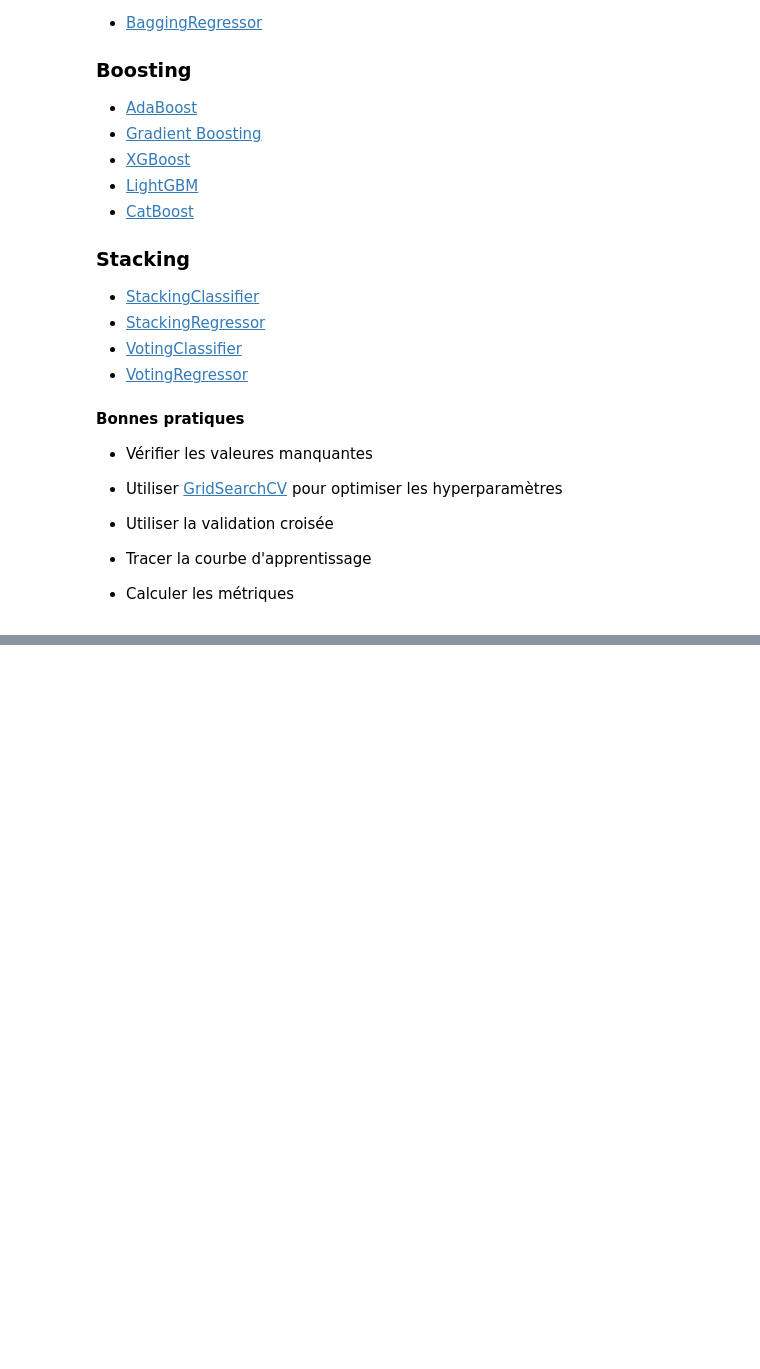
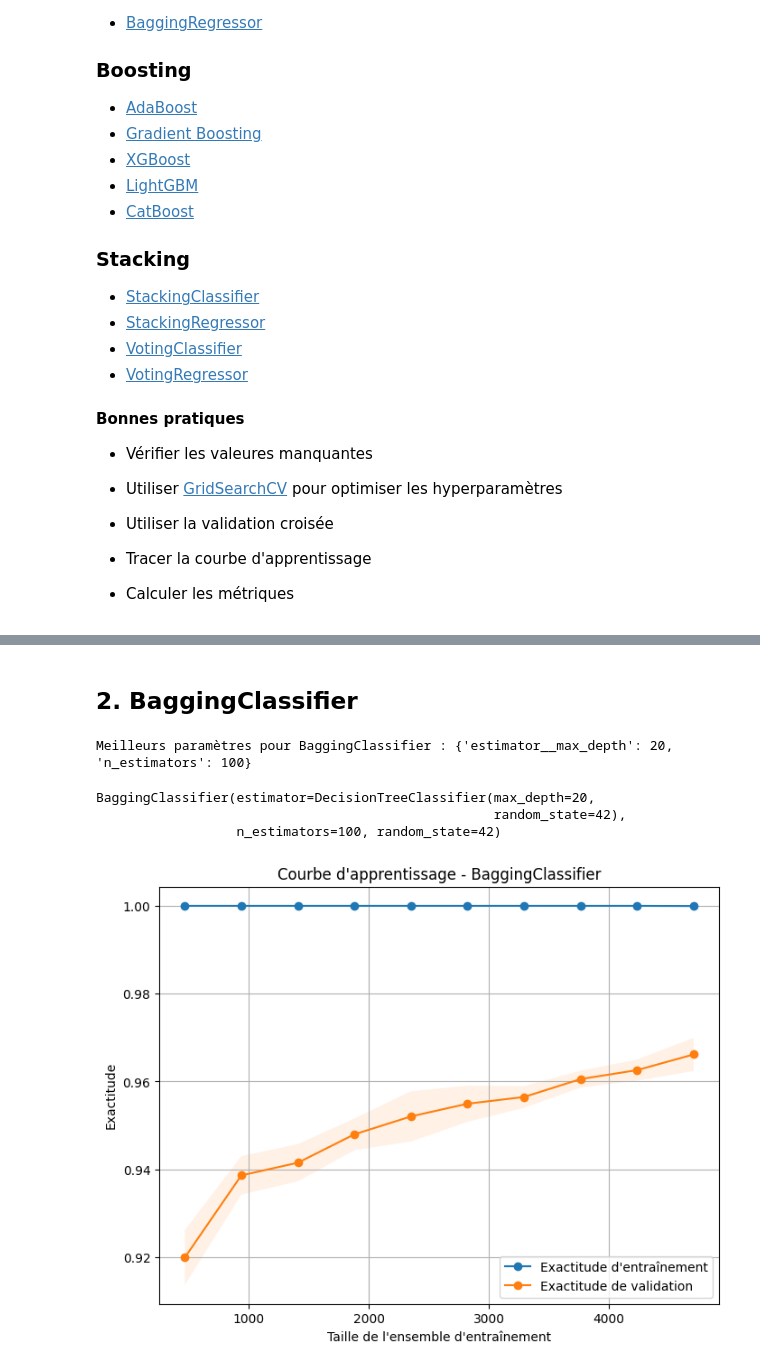
Before and after one commit to ABOY-IA/Cours_SVM_AD, a Jupyter notebook: TP-Méthodes ensemblistes.ipynb, the cells around one changed output, grey strips where cells are left out. Saved outputs shown, nothing was run; the diff lists cells and outputs as text; code cells hidden in the pictures; blank space fills up the shorter version.

```diff
--- a/TP-Méthodes ensemblistes.ipynb
+++ b/TP-Méthodes ensemblistes.ipynb
@@ -30,0 +195,64 @@ Pour ce TP, nous allons utiliser les données déjà traitées [ici](https://www
+# %% [markdown]
+## 2. BaggingClassifier
+# %%
+from sklearn.ensemble import BaggingClassifier
+from sklearn.tree import DecisionTreeClassifier
+from sklearn.model_selection import GridSearchCV
+
+# Modèle BaggingClassifier avec un arbre de décision comme base
+bagging = BaggingClassifier(
+    estimator=DecisionTreeClassifier(random_state=42),
+    n_estimators=50,
+    random_state=42
+)
+
+# GridSearchCV pour BaggingClassifier
+param_grid_bagging = {
+    "n_estimators": [10, 50, 100],
+    "estimator__max_depth": [10, 20, None]
+}
+
+grid_search_bagging = GridSearchCV(bagging, param_grid_bagging, cv=5, scoring="accuracy", n_jobs=-1)
+grid_search_bagging.fit(X_train, y_train)
+
+# Meilleurs paramètres
+print("Meilleurs paramètres pour BaggingClassifier :", grid_search_bagging.best_params_)
+# %% [output]
+Meilleurs paramètres pour BaggingClassifier : {'estimator__max_depth': 20, 'n_estimators': 100}
+# %%
+from sklearn.model_selection import learning_curve
+import matplotlib.pyplot as plt
+import numpy as np
+
+# Meilleur modèle après optimisation
+best_bc = grid_search_bagging.best_estimator_
+print(best_bc)
+
+# Courbe d'apprentissage
+train_sizes, train_scores, test_scores = learning_curve(
+    best_bc, X_train, y_train, cv=5, scoring="accuracy", train_sizes=np.linspace(0.1, 1.0, 10), n_jobs=-1
+)
+
+# Moyennes et écarts-types des scores
+train_mean = np.mean(train_scores, axis=1)
+train_std = np.std(train_scores, axis=1)
+test_mean = np.mean(test_scores, axis=1)
+test_std = np.std(test_scores, axis=1)
+
+# Tracé de la courbe d'apprentissage
+plt.figure(figsize=(8, 6))
+plt.plot(train_sizes, train_mean, label="Exactitude d'entraînement", marker="o")
+plt.fill_between(train_sizes, train_mean - train_std, train_mean + train_std, alpha=0.1)
+plt.plot(train_sizes, test_mean, label="Exactitude de validation", marker="o")
+plt.fill_between(train_sizes, test_mean - test_std, test_mean + test_std, alpha=0.1)
+plt.xlabel("Taille de l'ensemble d'entraînement")
+plt.ylabel("Exactitude")
+plt.title("Courbe d'apprentissage - BaggingClassifier")
+plt.legend()
+plt.grid()
+plt.show()
+# %% [output]
+BaggingClassifier(estimator=DecisionTreeClassifier(max_depth=20,
+                                                   random_state=42),
+                  n_estimators=100, random_state=42)
+[figure, added]
```
Also changed, not shown: parts of 36 cells of this notebook, 1 other file.
